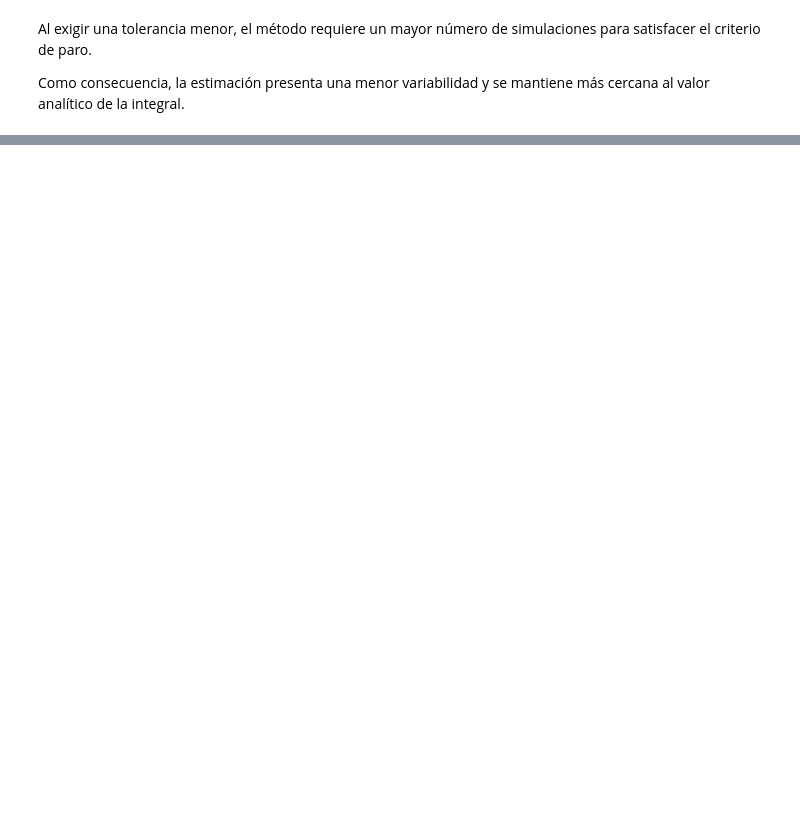
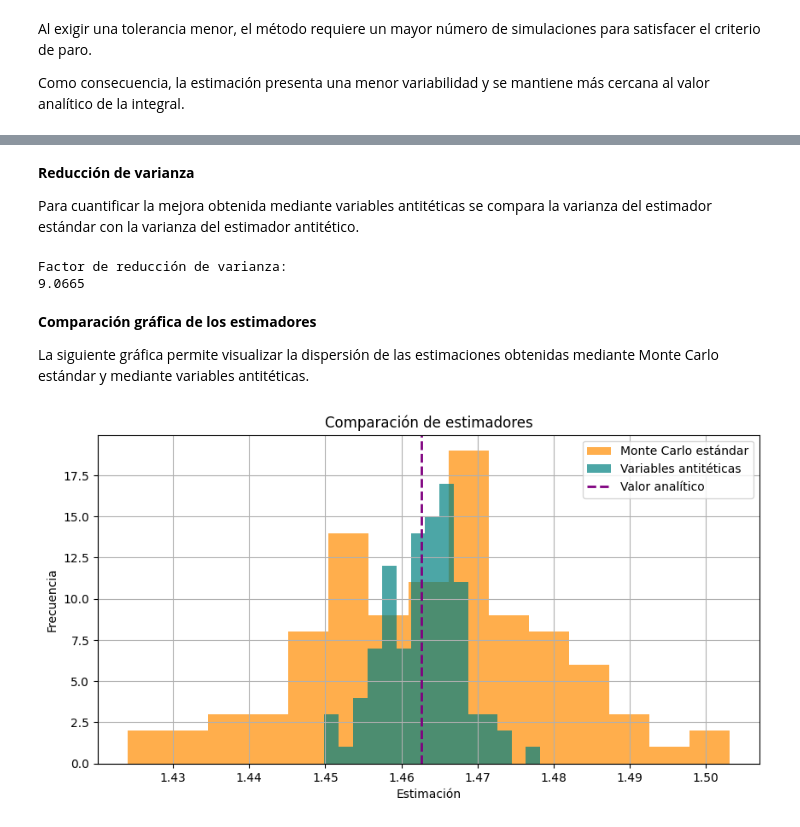
Before and after one commit to KarlaMichelleSorianoSanhez/Simulacion-I, a Jupyter notebook: Metodo_para_determiar_cuando_detenerse_y_técnica_de_reducción_de_varianza_.ipynb, the cells around one changed output, grey strips where cells are left out. Drawn from its saved outputs; the diff is of its cells as text; code cells hidden in the pictures; blank space fills up the shorter version.

```diff
--- a/Metodo_para_determiar_cuando_detenerse_y_técnica_de_reducción_de_varianza_.ipynb
+++ b/Metodo_para_determiar_cuando_detenerse_y_técnica_de_reducción_de_varianza_.ipynb
@@ -777,0 +1083,8 @@ Como consecuencia, la estimación presenta una menor variabilidad y se mantiene
+# %%
+L_mc = []
+for i in range(100):
+  L_mc.append(mc_estandar(1000))
+# %%
+L_ant = []
+for i in range(100):
+  L_ant.append(mc_antitetico(1000))
@@ -777,0 +1113,8 @@ Como consecuencia, la estimación presenta una menor variabilidad y se mantiene
+# %%
+# Repeticiones Monte Carlo antitético
+
+# Lista para almacenar estimaciones
+estimaciones_ant = []
+
+for i in range(M):
+  estimaciones_ant.append( mc_antitetico(N))
@@ -777,0 +1201,55 @@ Como consecuencia, la estimación presenta una menor variabilidad y se mantiene
+# %% [markdown]
+**Reducción de varianza**
+
+Para cuantificar la mejora obtenida mediante variables antitéticas se compara la varianza del estimador estándar con la varianza del estimador antitético.
+# %%
+# Factor de reducción de varianza
+
+factor_reduccion = var_mc / var_ant
+
+print("Factor de reducción de varianza:")
+print(f"{factor_reduccion:.4f}")
+# %% [output]
+Factor de reducción de varianza:
+9.0665
+# %% [markdown]
+**Comparación gráfica de los estimadores**
+
+La siguiente gráfica permite visualizar la dispersión de las estimaciones obtenidas mediante Monte Carlo estándar y mediante variables antitéticas.
+# %%
+plt.figure(figsize=(10,5))
+
+plt.hist(
+    estimaciones_mc,
+    bins=15,
+    alpha=0.7,
+    color="darkorange",
+    label="Monte Carlo estándar"
+)
+
+plt.hist(
+    estimaciones_ant,
+    bins=15,
+    alpha=0.7,
+    color="teal",
+    label="Variables antitéticas"
+)
+
+plt.axvline(
+    valor_real,
+    color="purple",
+    linestyle="--",
+    linewidth=2,
+    label="Valor analítico"
+)
+
+plt.title("Comparación de estimadores")
+plt.xlabel("Estimación")
+plt.ylabel("Frecuencia")
+
+plt.grid(True)
+plt.legend()
+
+plt.show()
+# %% [output]
+[figure, added]
```
Also changed, not shown: parts of 33 cells of this notebook.
